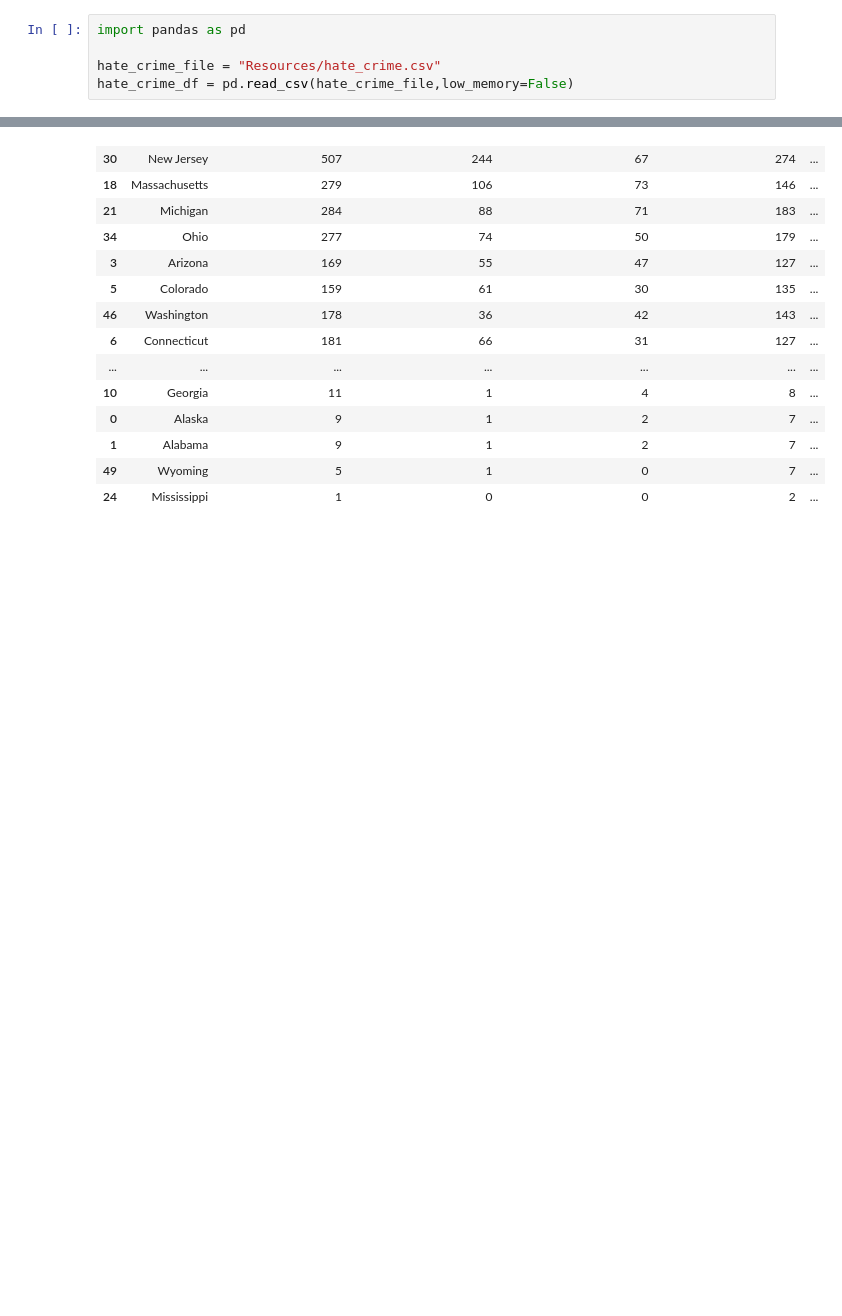
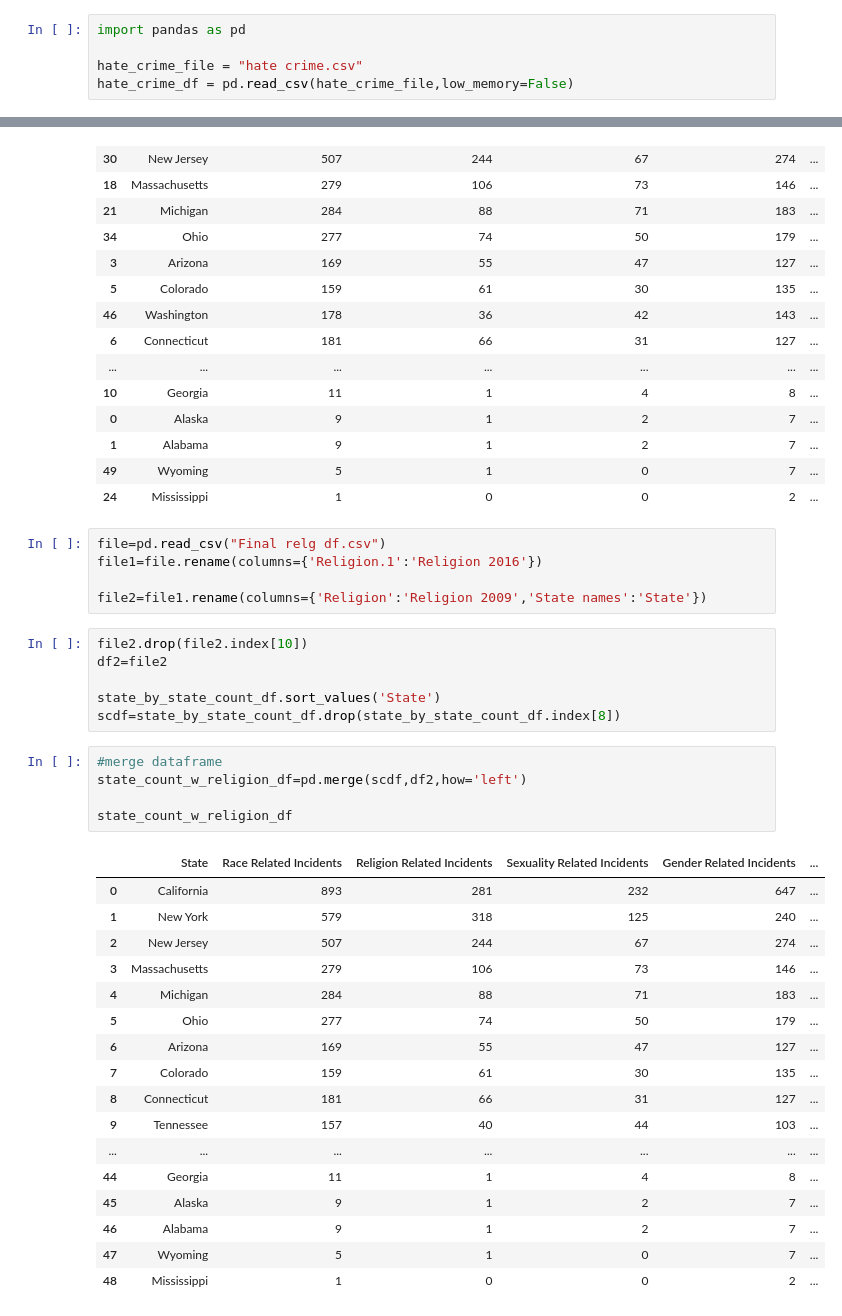
Before and after one commit to ZGrinacoff/Eight-Years-Later, a Jupyter notebook: bias_filtering.ipynb, the cells around one changed output, grey strips where cells are left out. Saved outputs shown, nothing was run; the diff lists cells and outputs as text; blank space fills up the shorter version.

```diff
--- a/bias_filtering.ipynb
+++ b/bias_filtering.ipynb
@@ -1,7 +1,7 @@
 # %%
 import pandas as pd
 
-hate_crime_file = "Resources/hate_crime.csv"
+hate_crime_file = "hate crime.csv"
 hate_crime_df = pd.read_csv(hate_crime_file,low_memory=False)
 # %%
 unfiltered_bias = list(hate_crime_df["BIAS_DESC"])
@@ -220,3 +220,37 @@ state_by_state_count_df
 | 1 | Alabama | 9 | 1 | 2 | 7 | ... |
 | 49 | Wyoming | 5 | 1 | 0 | 7 | ... |
 | 24 | Mississippi | 1 | 0 | 0 | 2 | ... |
+# %%
+file=pd.read_csv("Final relg df.csv")
+file1=file.rename(columns={'Religion.1':'Religion 2016'})
+
+file2=file1.rename(columns={'Religion':'Religion 2009','State names':'State'})
+# %%
+file2.drop(file2.index[10])
+df2=file2
+
+state_by_state_count_df.sort_values('State')
+scdf=state_by_state_count_df.drop(state_by_state_count_df.index[8])
+# %%
+#merge dataframe
+state_count_w_religion_df=pd.merge(scdf,df2,how='left')
+
+state_count_w_religion_df
+# %% [output]
+|  | State | Race Related Incidents | Religion Related Incidents | Sexuality Related Incidents | Gender Related Incidents | ... |
+| 0 | California | 893 | 281 | 232 | 647 | ... |
+| 1 | New York | 579 | 318 | 125 | 240 | ... |
+| 2 | New Jersey | 507 | 244 | 67 | 274 | ... |
+| 3 | Massachusetts | 279 | 106 | 73 | 146 | ... |
+| 4 | Michigan | 284 | 88 | 71 | 183 | ... |
+| 5 | Ohio | 277 | 74 | 50 | 179 | ... |
+| 6 | Arizona | 169 | 55 | 47 | 127 | ... |
+| 7 | Colorado | 159 | 61 | 30 | 135 | ... |
+| 8 | Connecticut | 181 | 66 | 31 | 127 | ... |
+| 9 | Tennessee | 157 | 40 | 44 | 103 | ... |
+| ... | ... | ... | ... | ... | ... | ... |
+| 44 | Georgia | 11 | 1 | 4 | 8 | ... |
+| 45 | Alaska | 9 | 1 | 2 | 7 | ... |
+| 46 | Alabama | 9 | 1 | 2 | 7 | ... |
+| 47 | Wyoming | 5 | 1 | 0 | 7 | ... |
+| 48 | Mississippi | 1 | 0 | 0 | 2 | ... |
```
Also changed, not shown: 1 other file.
